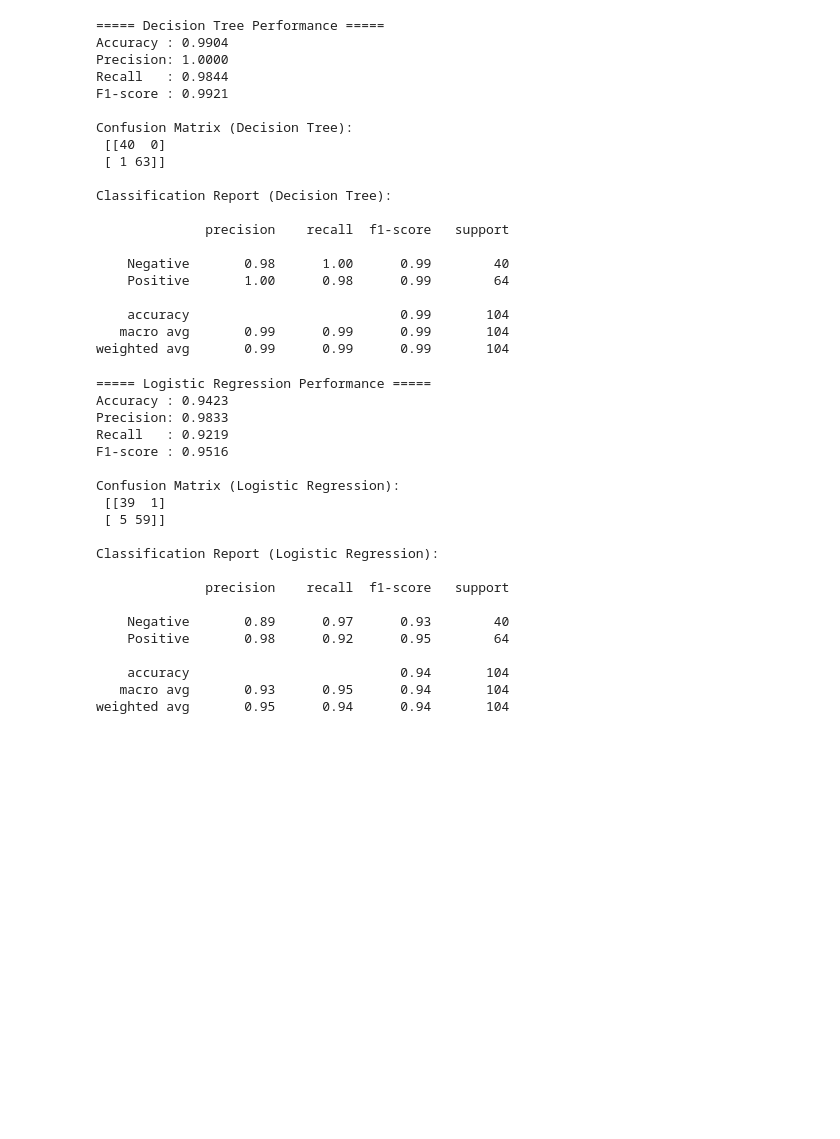
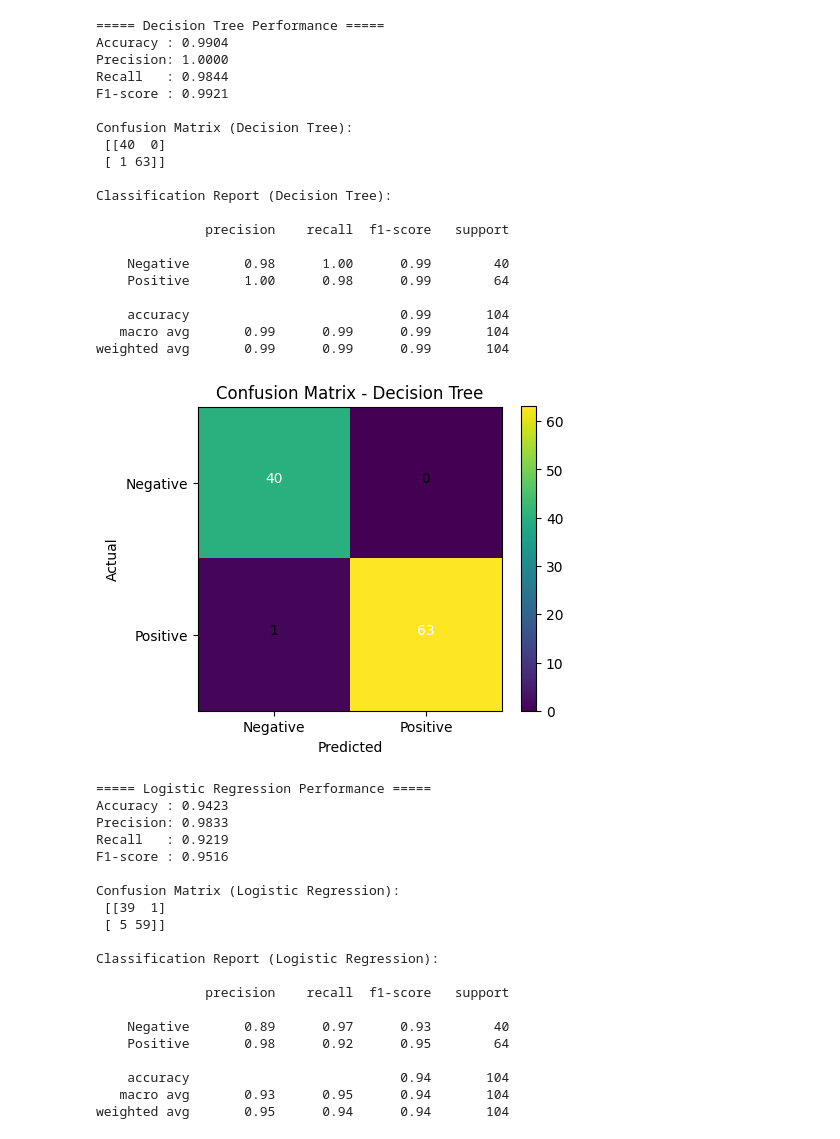
Before and after one commit to Tanmoym047/CSE_3207_Assignment, a Jupyter notebook: CSE_3207_2103118.ipynb, the cells around one changed output. Saved outputs shown, nothing was run; the diff lists cells and outputs as text; code cells hidden in the pictures; blank space fills up the shorter version.

Commit message:
added confusion matrix

```diff
--- a/CSE_3207_2103118.ipynb
+++ b/CSE_3207_2103118.ipynb
@@ -253,6 +253,33 @@ Classification Report (Decision Tree):
     accuracy                           0.99       104
    macro avg       0.99      0.99      0.99       104
 weighted avg       0.99      0.99      0.99       104
+# %%
+# ============================
+# Confusion Matrix - Decision Tree
+# ============================
+
+plt.figure(figsize=(5,4))
+plt.imshow(cm_dt, interpolation='nearest')
+plt.title("Confusion Matrix - Decision Tree")
+plt.colorbar()
+
+tick_marks = np.arange(2)
+plt.xticks(tick_marks, ["Negative", "Positive"])
+plt.yticks(tick_marks, ["Negative", "Positive"])
+
+thresh = cm_dt.max() / 2.0
+for i in range(cm_dt.shape[0]):
+    for j in range(cm_dt.shape[1]):
+        plt.text(j, i, cm_dt[i, j],
+                 horizontalalignment="center",
+                 color="white" if cm_dt[i, j] > thresh else "black")
+
+plt.ylabel('Actual')
+plt.xlabel('Predicted')
+plt.tight_layout()
+plt.show()
+# %% [output]
+[figure, added]
 # %%
 # ============================
 # 7. Comparison Model - Logistic Regression
```
Also changed, not shown: parts of 1 cell of this notebook.
